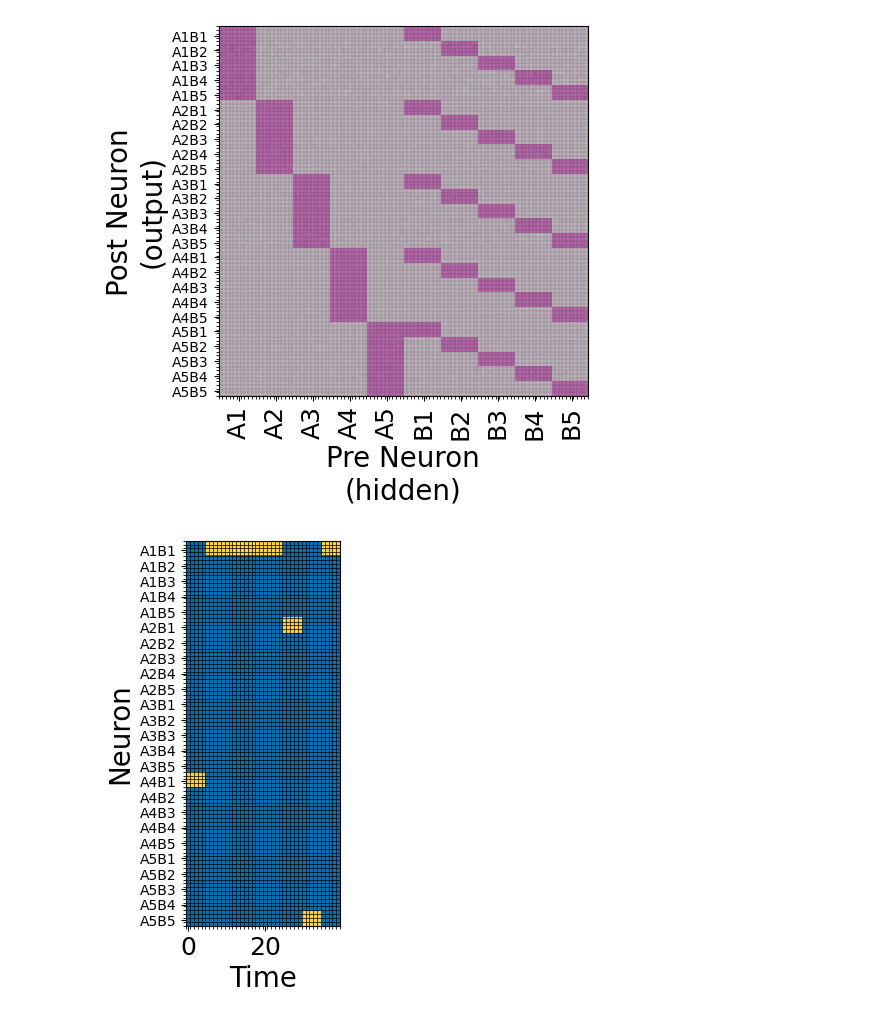
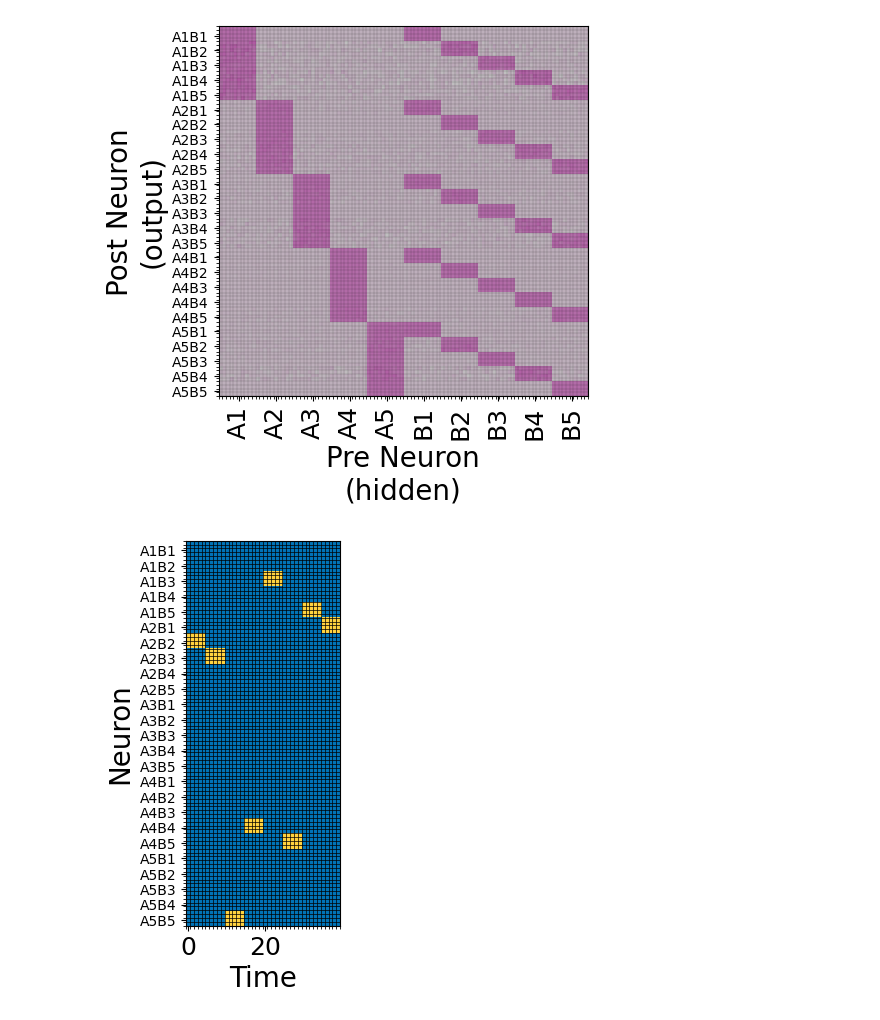
Before and after one commit to albesagonzalez/homeostatic-binary-networks, a Jupyter notebook: Figure_4.ipynb, the cells around one changed output. Drawn from its saved outputs; the diff is of its cells as text; code cells hidden in the pictures.

```diff
--- a/Figure_4.ipynb
+++ b/Figure_4.ipynb
@@ -393,24 +368,0 @@ with torch.no_grad():
-# %%
-
-
-input_parameters = {}
-input_parameters["num_days"] = 200
-input_parameters["day_length"] = 40
-input_parameters["mean_duration"] = 5
-input_parameters["fixed_duration"] = True
-input_parameters["num_swaps"] = 4
-input_parameters["latent_space"] = LatentSpace(**latent_specs)
-
-network.init_recordings(recording_parameters)
-network.frozen = False
-network.activity_recordings_rate = 1
-network.connectivity_recordings_rate = np.inf
-
-input, input_episodes, input_latents = make_input(**input_parameters)
-
-print_rate = 50
-with torch.no_grad():
-    for day in range(input_parameters["num_days"]):
-        if day%print_rate == 0:
-            print(day)
-        network(input[day], debug=False)
@@ -474,36 +421,36 @@ plt.savefig('Figures/SVG/4D.svg', dpi=300, transparent=True)
 # %%
 fig = plt.figure(figsize=(5, 5))
 
-plt.imshow(torch.stack(network.activity_recordings["output"], dim=0)[network.awake_indices][-40:, network.ordered_indices_output_episodes].reshape(-1, 100).T, cmap=blue_yellow, vmin=0, vmax=1)
+plt.imshow(torch.stack(network.activity_recordings["output"], dim=0)[network.awake_indices][:40, network.ordered_indices_output_episodes].reshape(-1, 100).T, cmap=blue_yellow, vmin=0, vmax=1)
 
 # --- Grid setup ---
 # Set minor ticks at pixel boundaries
 plt.xticks(np.arange(-0.5, 40, 1), minor=True)
 plt.yticks(np.arange(-0.5, 100, 1), minor=True)
 # Draw gridlines at minor ticks
 plt.grid(which="minor", color="black", linestyle='-', linewidth=0.5)
 
 
 
 # Example parameters
 N = 100  # Total number of y-axis ticks (from 0 to N)
 NA = 5   # Number of A groups
 NB = 5   # Number of B groups
 M = N // (NA * NB)  # Size of each group (equal-sized segments for each AiBj)
 
 # Generate combination labels
 labels_episodes = [f"A{i+1}B{j+1}" for i in range(NA) for j in range(NB)]
 
 # Positions for labels (centered in each segment)
 positions_episodes =  [M * (k + 0.5) for k in range(NA * NB)]
 
 plt.xticks([0, 20], fontsize=18)
 plt.yticks(positions_episodes, labels_episodes, fontsize=10)
 
 plt.ylabel("Neuron", fontsize=20)
 plt.xlabel("Time", fontsize=20)
 
 plt.savefig("Figures/SVG/4E.svg", dpi=300, transparent=True)
 # %% [output]
-[figure, old version]
+[figure, new version]
 # %%
```
Also changed, not shown: parts of 10 cells of this notebook, 46 other files.
